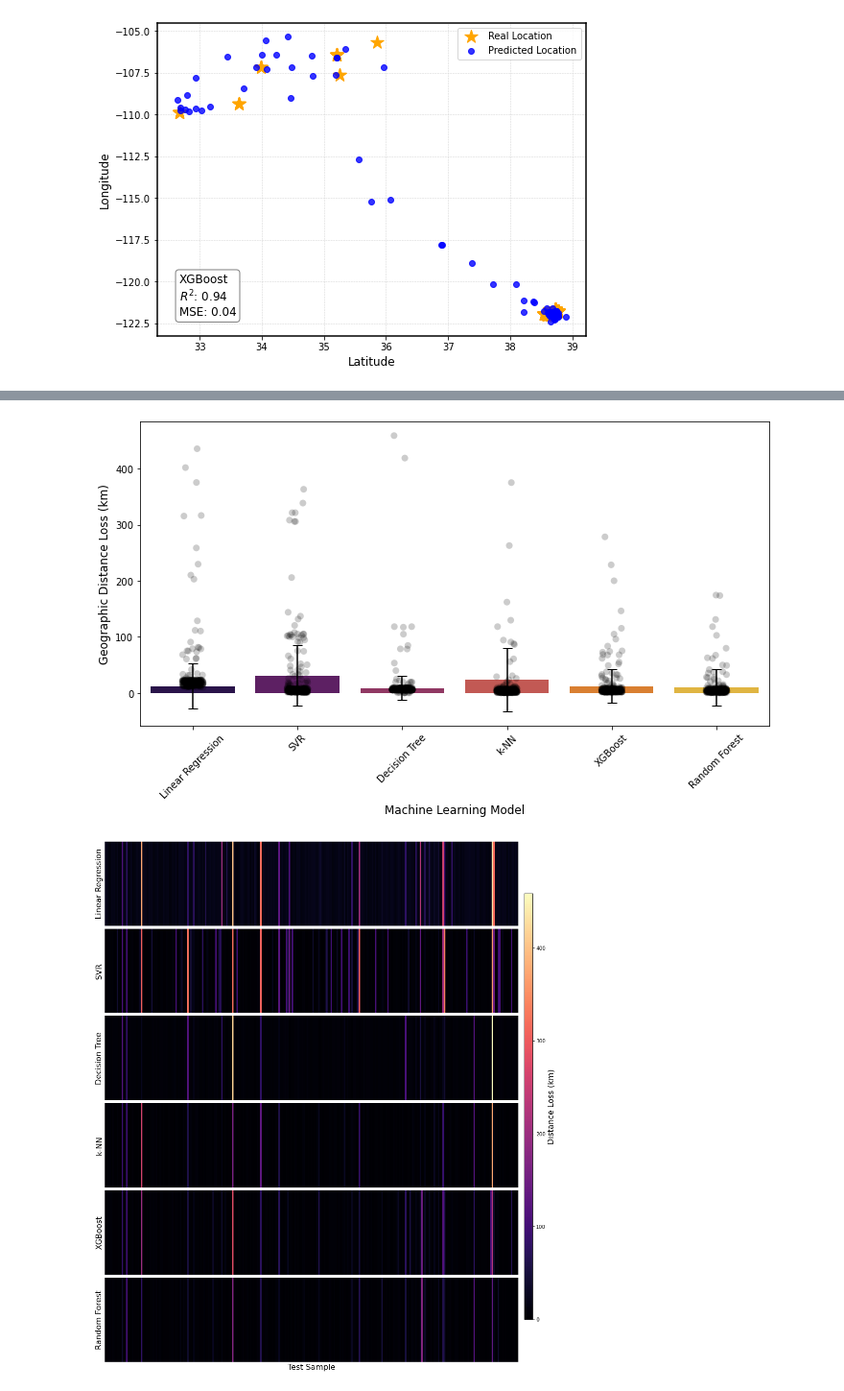
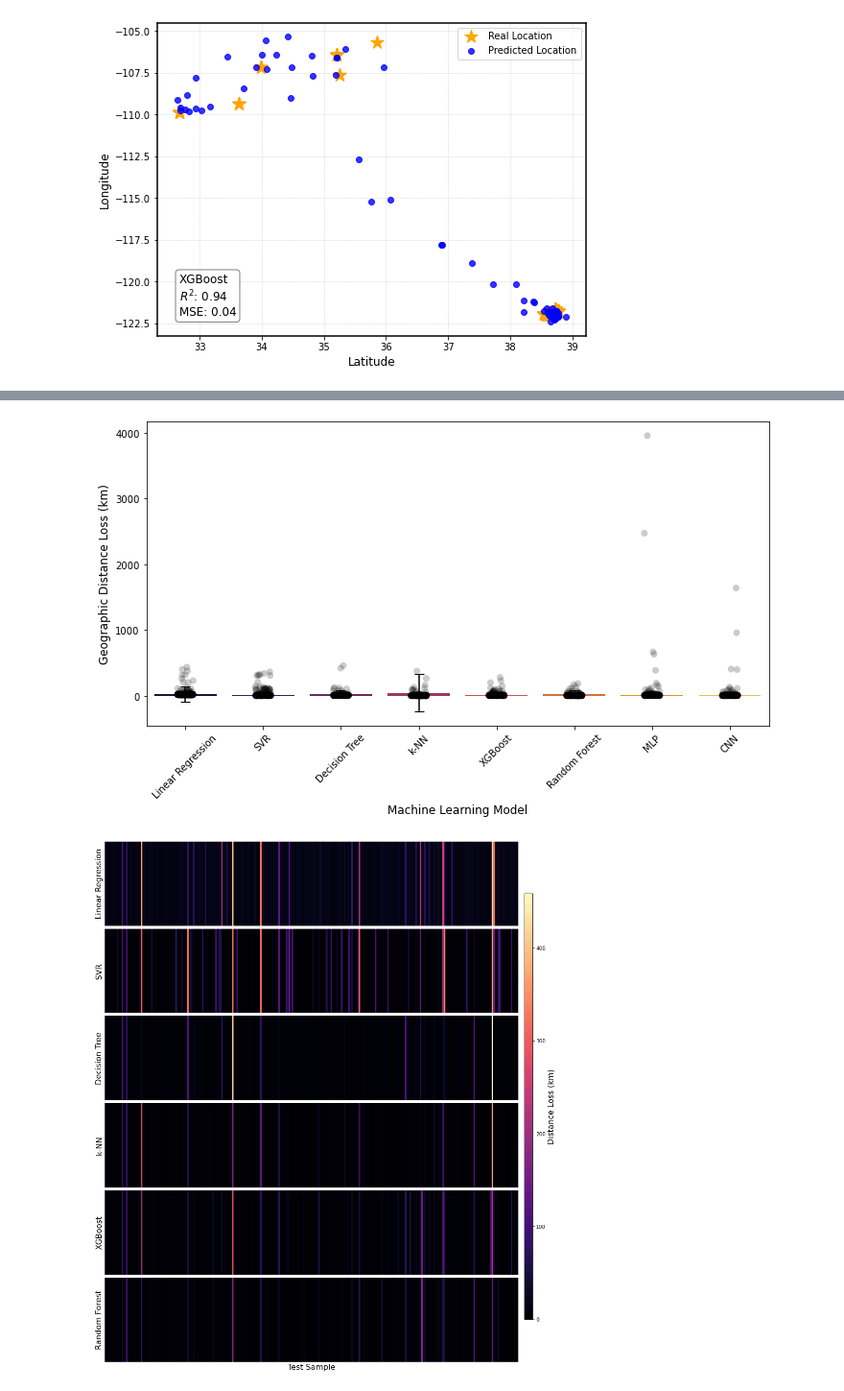
Before and after one commit to hayesrebecca/pollenGeolocation, a Jupyter notebook: 2_modelComparisons.ipynb, the cells around one changed output, grey strips where cells are left out. Shown at 96% size. Saved outputs shown, nothing was run; the diff lists cells and outputs as text; code cells hidden in the pictures.

Commit message:
feat: added deep learning models to comparison notebook

```diff
--- a/2_modelComparisons.ipynb
+++ b/2_modelComparisons.ipynb
@@ -274,0 +279,19 @@ plot_test_preds(y_test, preds_XG_best, sc_y, "XGBoost", ax=ax)
+# %%
+from tensorflow.keras.models import load_model
+
+# Load the saved model
+mlp_model = load_model("../pollenGeolocation_saved/best_CNN_model.h5")
+
+# Make predictions
+preds_MLP = mlp_model.predict(X_test)
+
+MLP_rsq = r2_score(y_test,preds_MLP)
+MLP_mse = mean_squared_error(y_test,preds_MLP)
+distances_MLP = [geodesic(real, pred).kilometers for real, pred in zip(y_test, preds_MLP)]
+avg_distance_MLP = np.mean(distances_MLP)
+se_distance_MLP = np.std(distances_MLP)
+
+# Create a figure and an axis
+fig, ax = plt.subplots(figsize=(8, 6))
+
+plot_test_preds(y_test, preds_MLP, sc_y, "MLP",ax=ax)
@@ -333,60 +424,62 @@ data = {
              ["Decision Tree"] * len(distances_DTR) +
              ["k-NN"] * len(distances_KNR) +
              ["XGBoost"] * len(distances_XG) +
-             ["Random Forest"] * len(distances_RF),
+             ["Random Forest"] * len(distances_RF) +
+             ["MLP"] * len(distances_MLP) +
+             ["CNN"] * len(distances_CNN),
     "distance_loss": distances_LR + distances_SVR + distances_DTR + distances_KNR + distances_XG +
-                     distances_RF,
-    "distance_std": se_distance_LR + se_distance_SVR + se_distance_DTR + se_distance_KNR + se_distance_XG + se_distance_RF
+                     distances_RF + distances_MLP + distances_CNN,
+    "distance_std": se_distance_LR + se_distance_SVR + se_distance_DTR + se_distance_KNR + se_distance_XG + se_distance_RF + se_distance_MLP + se_distance_CNN
 }
 
 df = pd.DataFrame(data)
 
 
-# Combine data into a DataFrame
-data = {
-    "model": ["Linear Regression"] * len(distances_LR) +
-             ["SVR"] * len(distances_SVR) +
-             ["Decision Tree"] * len(distances_DTR) +
-             ["k-NN"] * len(distances_KNR) +
-             ["XGBoost"] * len(distances_XG) +
-             ["Random Forest"] * len(distances_RF),
-    "distance_loss": distances_LR + distances_SVR + distances_DTR + distances_KNR + distances_XG +
-                     distances_RF,
-}
+# # Combine data into a DataFrame
+# data = {
+#     "model": ["Linear Regression"] * len(distances_LR) +
+#              ["SVR"] * len(distances_SVR) +
+#              ["Decision Tree"] * len(distances_DTR) +
+#              ["k-NN"] * len(distances_KNR) +
+#              ["XGBoost"] * len(distances_XG) +
+#              ["Random Forest"] * len(distances_RF),
+#     "distance_loss": distances_LR + distances_SVR + distances_DTR + distances_KNR + distances_XG +
+#                      distances_RF,
+# }
 
-df = pd.DataFrame(data)
+# df = pd.DataFrame(data)
 
 # Compute means and standard deviations
 summary_stats = df.groupby("model")["distance_loss"].agg(mean="mean", std="std").reset_index()
 
 # Create the bar chart
 plt.figure(figsize=(10, 6))
 sns.barplot(data=summary_stats, x="model", y="mean", palette="inferno", ci=None)
 
 # Add custom error bars for standard deviation
 plt.errorbar(
     x=range(len(summary_stats)),  # X-coordinates of bars
     y=summary_stats["mean"],  # Mean values
     yerr=summary_stats["std"],  # Standard deviations
     fmt="none",  # No markers for the error bars
     c="black",  # Color of error bars
     capsize=5,  # Length of the caps on the error bars
 )
 
 # Overlay individual data points for clarity
 sns.stripplot(data=df, x="model", y="distance_loss", color="black", size=7, jitter=True, alpha=0.2)
 
 
 # Add labels and title
 plt.xlabel("Machine Learning Model", fontsize=12)
 plt.ylabel("Geographic Distance Loss (km)", fontsize=12)
 plt.xticks(rotation=45)
 plt.tight_layout()
 
 # Show the plot
 plt.show()
 # %% [output]
-[figure, old version]
+[figure, new version]
 # %%
 df_LR = pd.DataFrame(df.distance_loss[df.model == 'Linear Regression'])
 df_SVR = pd.DataFrame(df.distance_loss[df.model == 'SVR'])
```
Also changed, not shown: parts of 10 cells of this notebook, 1 other file.
